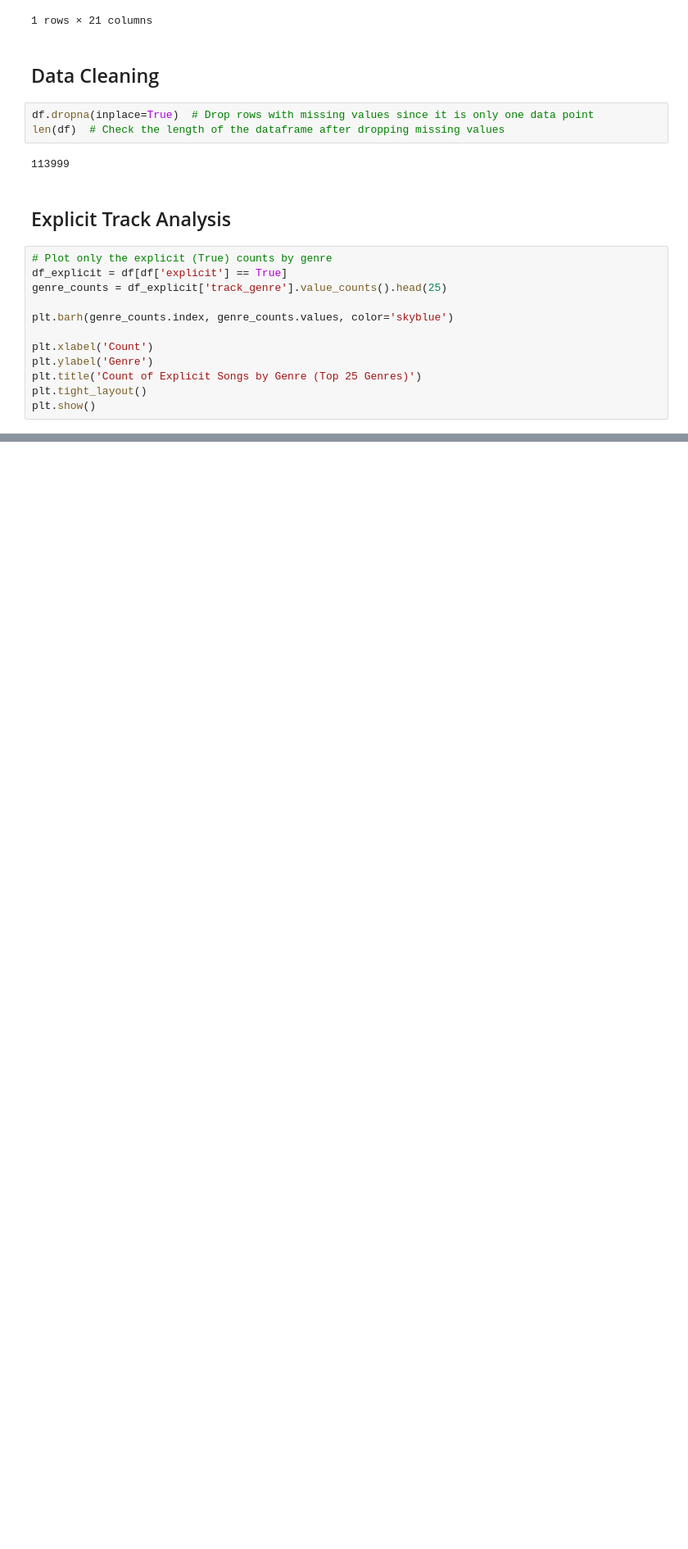
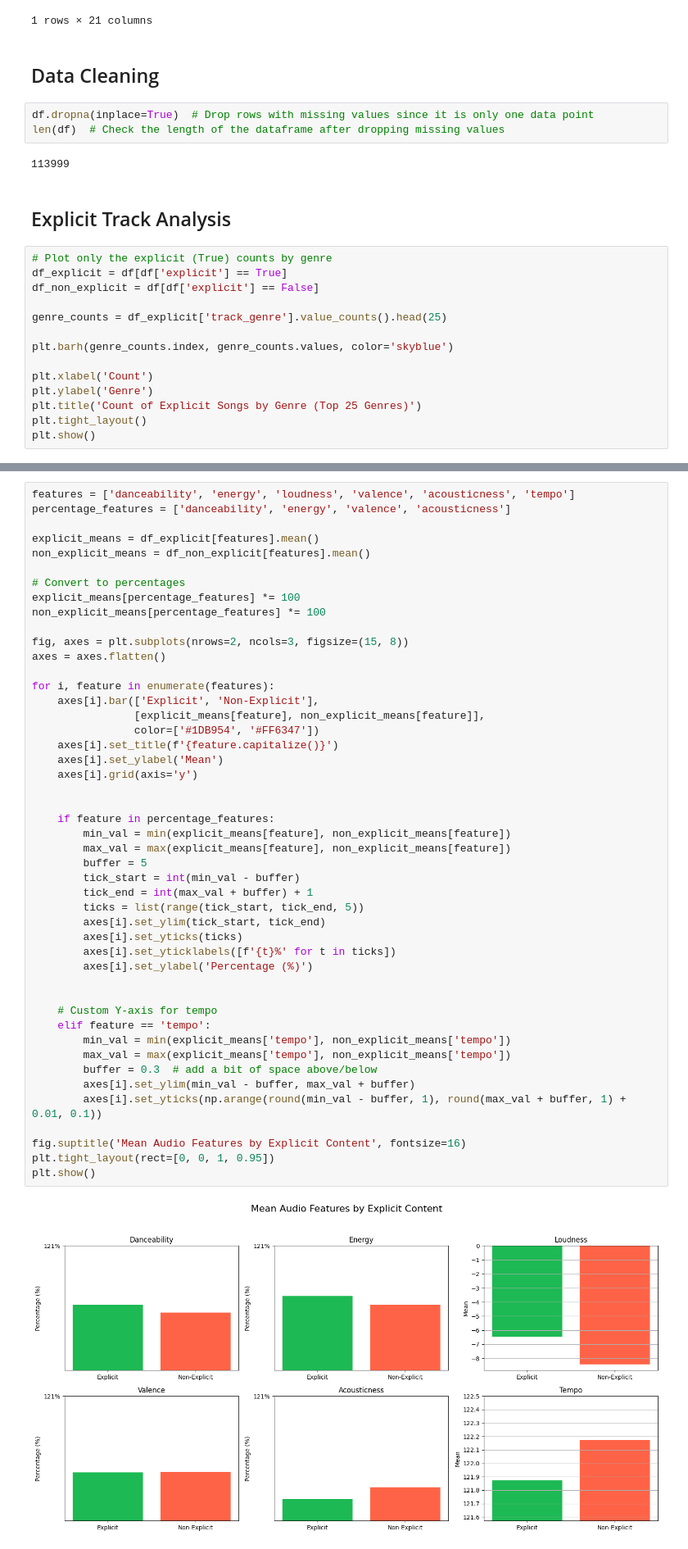
Before and after one commit to laceyp99/DataAnalysis, a Jupyter notebook: Spotify/spotify_analysis.ipynb, the cells around one changed output, grey strips where cells are left out. Shown at 82% size. Drawn from its saved outputs; the diff is of its cells as text; blank space fills up the shorter version.

Commit message:
More Explicit Track Analysis. Still needs work with ticks and scaling.

```diff
--- a/Spotify/spotify_analysis.ipynb
+++ b/Spotify/spotify_analysis.ipynb
@@ -81,6 +82,8 @@ len(df)  # Check the length of the dataframe after dropping missing values
 # %%
 # Plot only the explicit (True) counts by genre
 df_explicit = df[df['explicit'] == True]
+df_non_explicit = df[df['explicit'] == False]
+
 genre_counts = df_explicit['track_genre'].value_counts().head(25)
 
 plt.barh(genre_counts.index, genre_counts.values, color='skyblue')
@@ -92,3 +95,52 @@ plt.tight_layout()
 plt.show()
 # %% [output]
 [figure]
+# %%
+features = ['danceability', 'energy', 'loudness', 'valence', 'acousticness', 'tempo']
+percentage_features = ['danceability', 'energy', 'valence', 'acousticness']
+
+explicit_means = df_explicit[features].mean()
+non_explicit_means = df_non_explicit[features].mean()
+
+# Convert to percentages
+explicit_means[percentage_features] *= 100
+non_explicit_means[percentage_features] *= 100
+
+fig, axes = plt.subplots(nrows=2, ncols=3, figsize=(15, 8))
+axes = axes.flatten()
+
+for i, feature in enumerate(features):
+    axes[i].bar(['Explicit', 'Non-Explicit'],
+                [explicit_means[feature], non_explicit_means[feature]],
+                color=['#1DB954', '#FF6347'])
+    axes[i].set_title(f'{feature.capitalize()}')
+    axes[i].set_ylabel('Mean')
+    axes[i].grid(axis='y')
+
+
+    if feature in percentage_features:
+        min_val = min(explicit_means[feature], non_explicit_means[feature])
+        max_val = max(explicit_means[feature], non_explicit_means[feature])
+        buffer = 5
+        tick_start = int(min_val - buffer)
+        tick_end = int(max_val + buffer) + 1
+        ticks = list(range(tick_start, tick_end, 5))
+        axes[i].set_ylim(tick_start, tick_end)
+        axes[i].set_yticks(ticks)
+        axes[i].set_yticklabels([f'{t}%' for t in ticks])
+        axes[i].set_ylabel('Percentage (%)')
+
+
+    # Custom Y-axis for tempo
+    elif feature == 'tempo':
+        min_val = min(explicit_means['tempo'], non_explicit_means['tempo'])
+        max_val = max(explicit_means['tempo'], non_explicit_means['tempo'])
+        buffer = 0.3  # add a bit of space above/below
+        axes[i].set_ylim(min_val - buffer, max_val + buffer)
+        axes[i].set_yticks(np.arange(round(min_val - buffer, 1), round(max_val + buffer, 1) + 0.01, 0.1))
+
+fig.suptitle('Mean Audio Features by Explicit Content', fontsize=16)
+plt.tight_layout(rect=[0, 0, 1, 0.95])
+plt.show()
+# %% [output]
+[figure, added]
```
Also changed, not shown: parts of 1 cell of this notebook.
